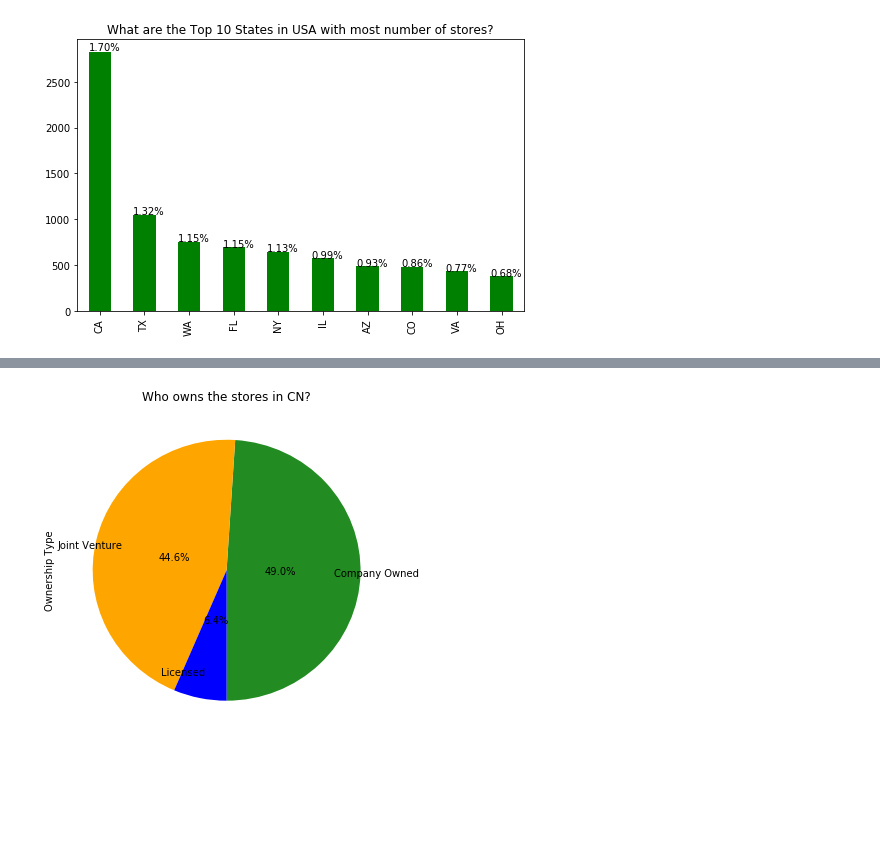
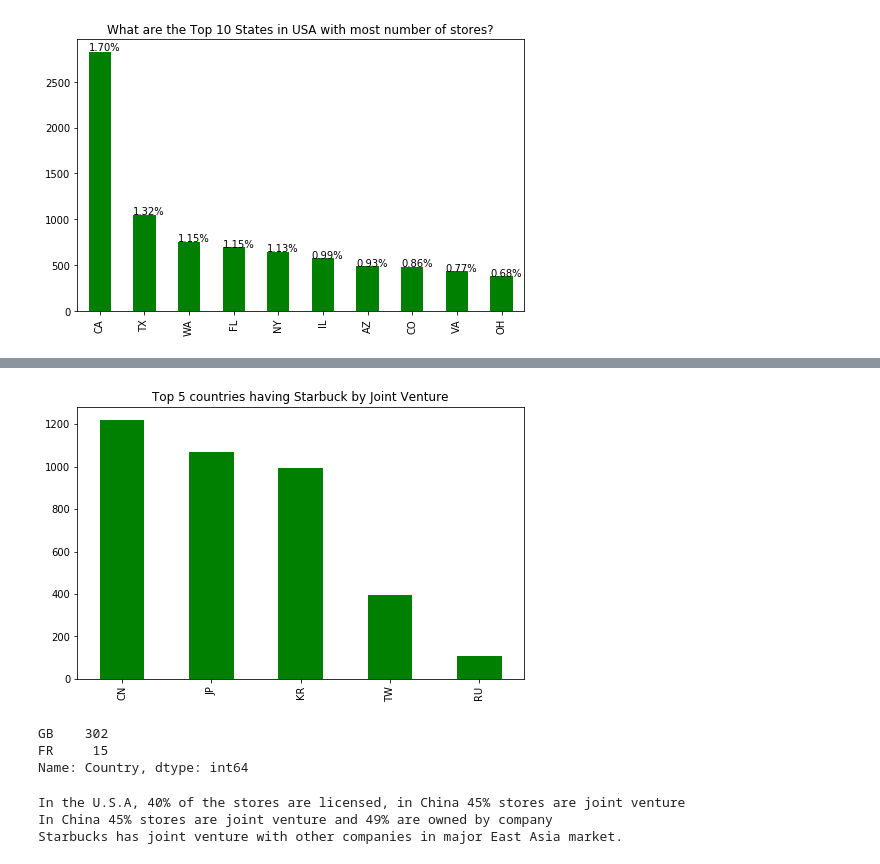
Before and after one commit to Mira2015/Intermediate_Data-_Science, a Jupyter notebook: starbucks.ipynb, the cells around one changed output, grey strips where cells are left out. Saved outputs shown, nothing was run; the diff lists cells and outputs as text; code cells hidden in the pictures; blank space fills up the shorter version.

```diff
--- a/starbucks.ipynb
+++ b/starbucks.ipynb
@@ -222,16 +275,25 @@ plt.show()
-# %%
-import pylab
-CN = data1[data1['Country'] == 'CN']
-fig = plt.figure(figsize=(6,6))
-ax = fig.add_subplot(111)
-ax.set(title = "Who owns the stores in CN?")
-CN['Ownership Type'].value_counts().plot(kind="pie",autopct='%1.1f%%', startangle=270, fontsize=10, labeldistance=0.8, pctdistance=0.4,colors=['forestgreen', 'orange', 'blue'])
-plt.show()
-# %% [output]
-[figure, removed]
 # %%
 fig = plt.figure(figsize=(8,5))
 ax = fig.add_subplot(111)
-ax.set(title = "Who owns the stores?")
-data1['Ownership Type'].value_counts().plot(kind="pie")
+JV = data1[data1['Ownership Type'] == 'Joint Venture']
+ax = fig.add_subplot(111)
+ax.set(title = "Top 5 countries having Starbuck by Joint Venture")
+JV['Country'].value_counts().head(5).plot(kind="bar",color = "green")
 plt.show()
+# %% [output]
+[figure, added]
+# %%
+Franchise = data1[data1['Ownership Type'] == 'Franchise']
+Franchise['Country'].value_counts()
+# %% [output]
+GB    302
+FR     15
+Name: Country, dtype: int64
+# %%
+print ('In the U.S.A, 40% of the stores are licensed, in China 45% stores are joint venture')
+print('In China 45% stores are joint venture and 49% are owned by company' )
+print ('Starbucks has joint venture with other companies in major East Asia market.')
+# %% [output]
+In the U.S.A, 40% of the stores are licensed, in China 45% stores are joint venture
+In China 45% stores are joint venture and 49% are owned by company
+Starbucks has joint venture with other companies in major East Asia market.
```
Also changed, not shown: parts of 27 cells of this notebook.
